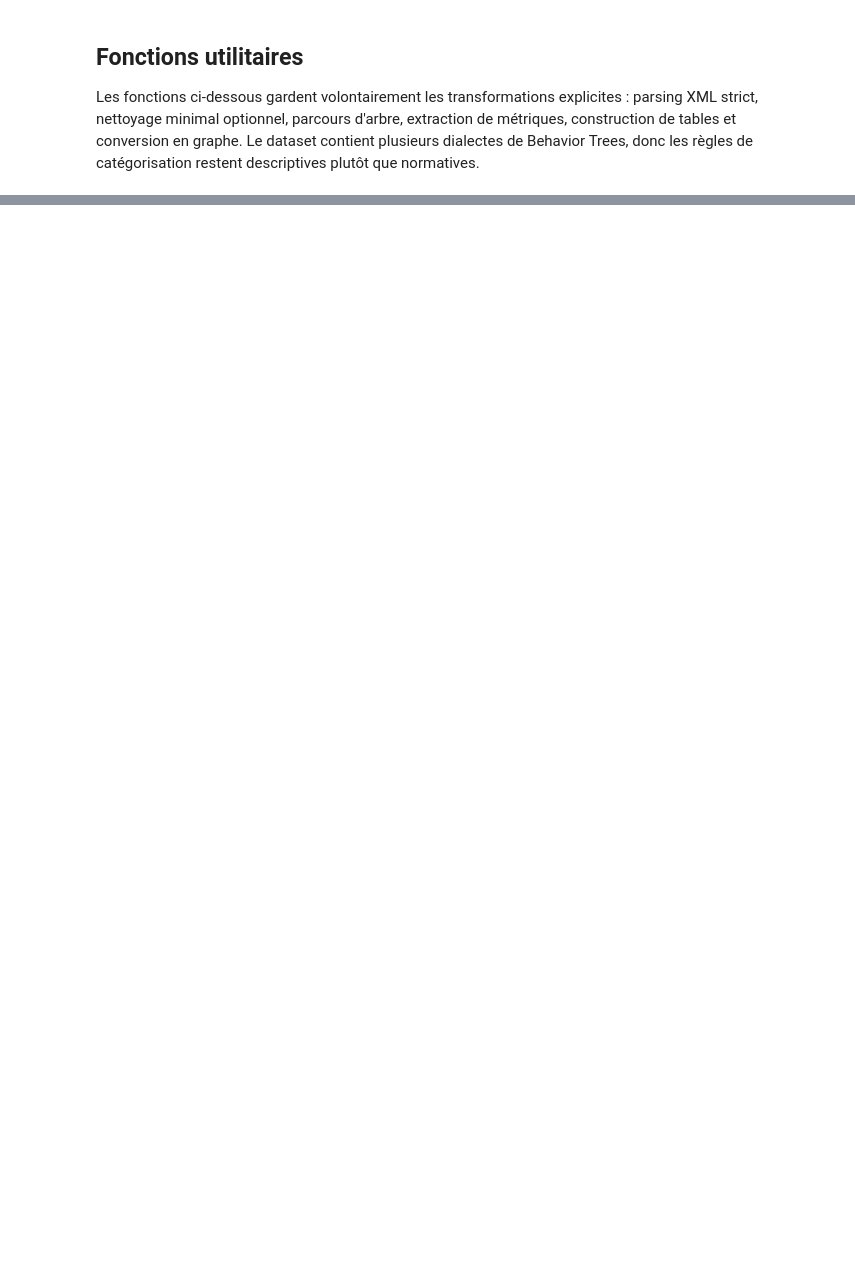
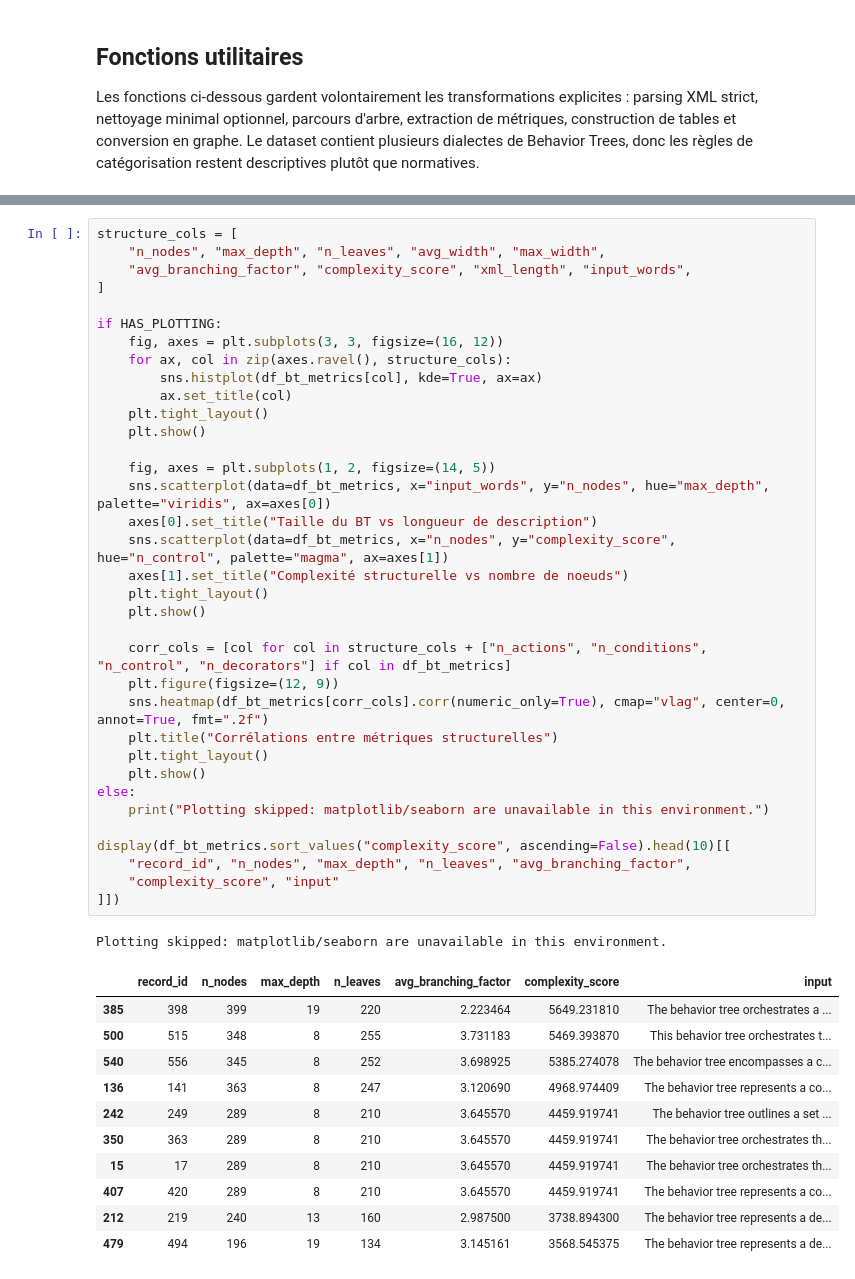
Before and after one commit to BTGenTP/BTGenBot_Nav4Rails, a Jupyter notebook: notebooks/eda_BT_mourad.ipynb, the cells around one changed output, grey strips where cells are left out. Drawn from its saved outputs; the diff is of its cells as text; blank space fills up the shorter version.

```diff
--- a/notebooks/eda_BT_mourad.ipynb
+++ b/notebooks/eda_BT_mourad.ipynb
@@ -65,0 +510,48 @@ Les fonctions ci-dessous gardent volontairement les transformations explicites :
+# %%
+structure_cols = [
+    "n_nodes", "max_depth", "n_leaves", "avg_width", "max_width",
+    "avg_branching_factor", "complexity_score", "xml_length", "input_words",
+]
+
+if HAS_PLOTTING:
+    fig, axes = plt.subplots(3, 3, figsize=(16, 12))
+    for ax, col in zip(axes.ravel(), structure_cols):
+        sns.histplot(df_bt_metrics[col], kde=True, ax=ax)
+        ax.set_title(col)
+    plt.tight_layout()
+    plt.show()
+
+    fig, axes = plt.subplots(1, 2, figsize=(14, 5))
+    sns.scatterplot(data=df_bt_metrics, x="input_words", y="n_nodes", hue="max_depth", palette="viridis", ax=axes[0])
+    axes[0].set_title("Taille du BT vs longueur de description")
+    sns.scatterplot(data=df_bt_metrics, x="n_nodes", y="complexity_score", hue="n_control", palette="magma", ax=axes[1])
+    axes[1].set_title("Complexité structurelle vs nombre de noeuds")
+    plt.tight_layout()
+    plt.show()
+
+    corr_cols = [col for col in structure_cols + ["n_actions", "n_conditions", "n_control", "n_decorators"] if col in df_bt_metrics]
+    plt.figure(figsize=(12, 9))
+    sns.heatmap(df_bt_metrics[corr_cols].corr(numeric_only=True), cmap="vlag", center=0, annot=True, fmt=".2f")
+    plt.title("Corrélations entre métriques structurelles")
+    plt.tight_layout()
+    plt.show()
+else:
+    print("Plotting skipped: matplotlib/seaborn are unavailable in this environment.")
+
+display(df_bt_metrics.sort_values("complexity_score", ascending=False).head(10)[[
+    "record_id", "n_nodes", "max_depth", "n_leaves", "avg_branching_factor",
+    "complexity_score", "input"
+]])
+# %% [output]
+Plotting skipped: matplotlib/seaborn are unavailable in this environment.
+|  | record_id | n_nodes | max_depth | n_leaves | avg_branching_factor | complexity_score | input |
+| 385 | 398 | 399 | 19 | 220 | 2.223464 | 5649.231810 | The behavior tree orchestrates a ... |
+| 500 | 515 | 348 | 8 | 255 | 3.731183 | 5469.393870 | This behavior tree orchestrates t... |
+| 540 | 556 | 345 | 8 | 252 | 3.698925 | 5385.274078 | The behavior tree encompasses a c... |
+| 136 | 141 | 363 | 8 | 247 | 3.120690 | 4968.974409 | The behavior tree represents a co... |
+| 242 | 249 | 289 | 8 | 210 | 3.645570 | 4459.919741 | The behavior tree outlines a set ... |
+| 350 | 363 | 289 | 8 | 210 | 3.645570 | 4459.919741 | The behavior tree orchestrates th... |
+| 15 | 17 | 289 | 8 | 210 | 3.645570 | 4459.919741 | The behavior tree orchestrates th... |
+| 407 | 420 | 289 | 8 | 210 | 3.645570 | 4459.919741 | The behavior tree represents a co... |
+| 212 | 219 | 240 | 13 | 160 | 2.987500 | 3738.894300 | The behavior tree represents a de... |
+| 479 | 494 | 196 | 19 | 134 | 3.145161 | 3568.545375 | The behavior tree represents a de... |
```
Also changed, not shown: parts of 15 cells of this notebook.
